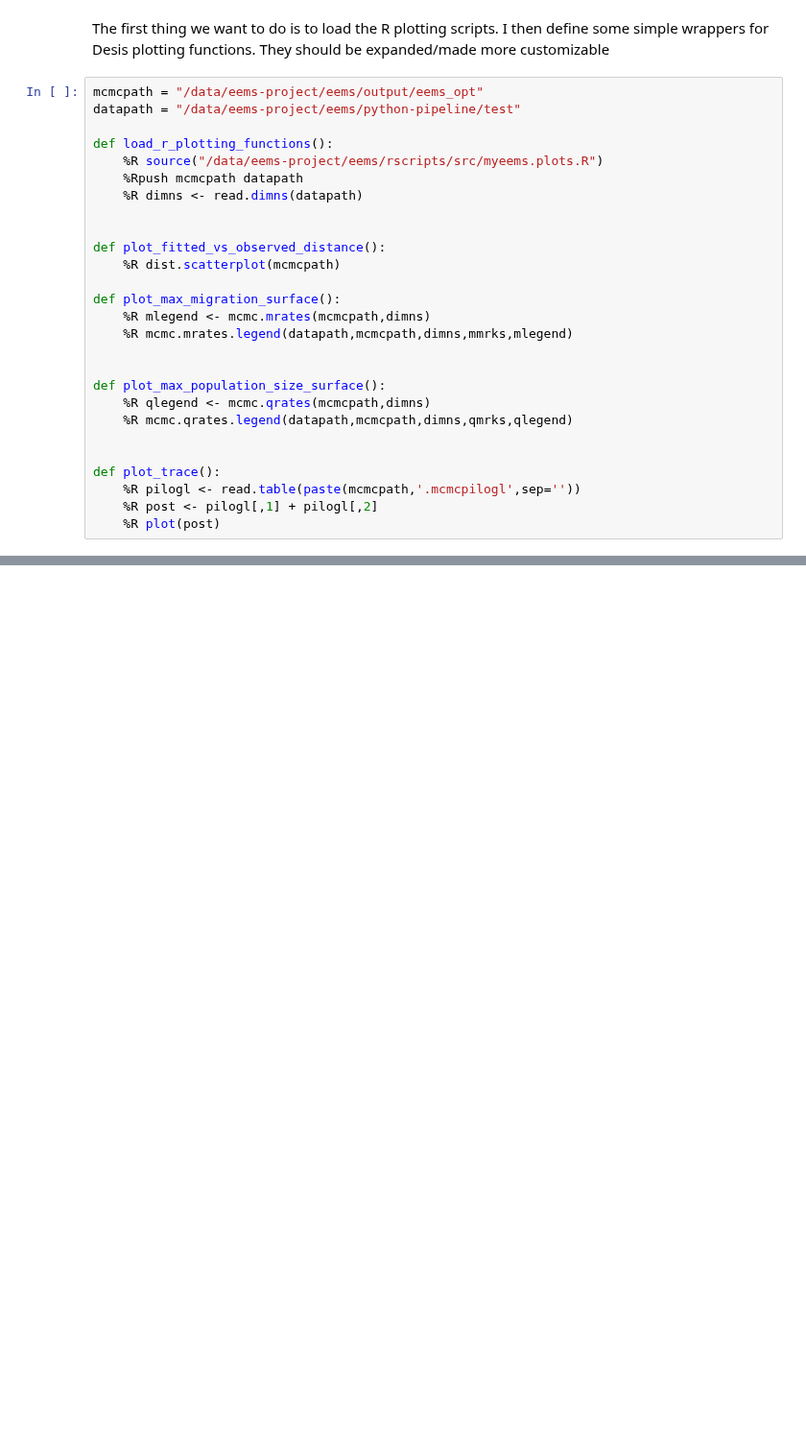
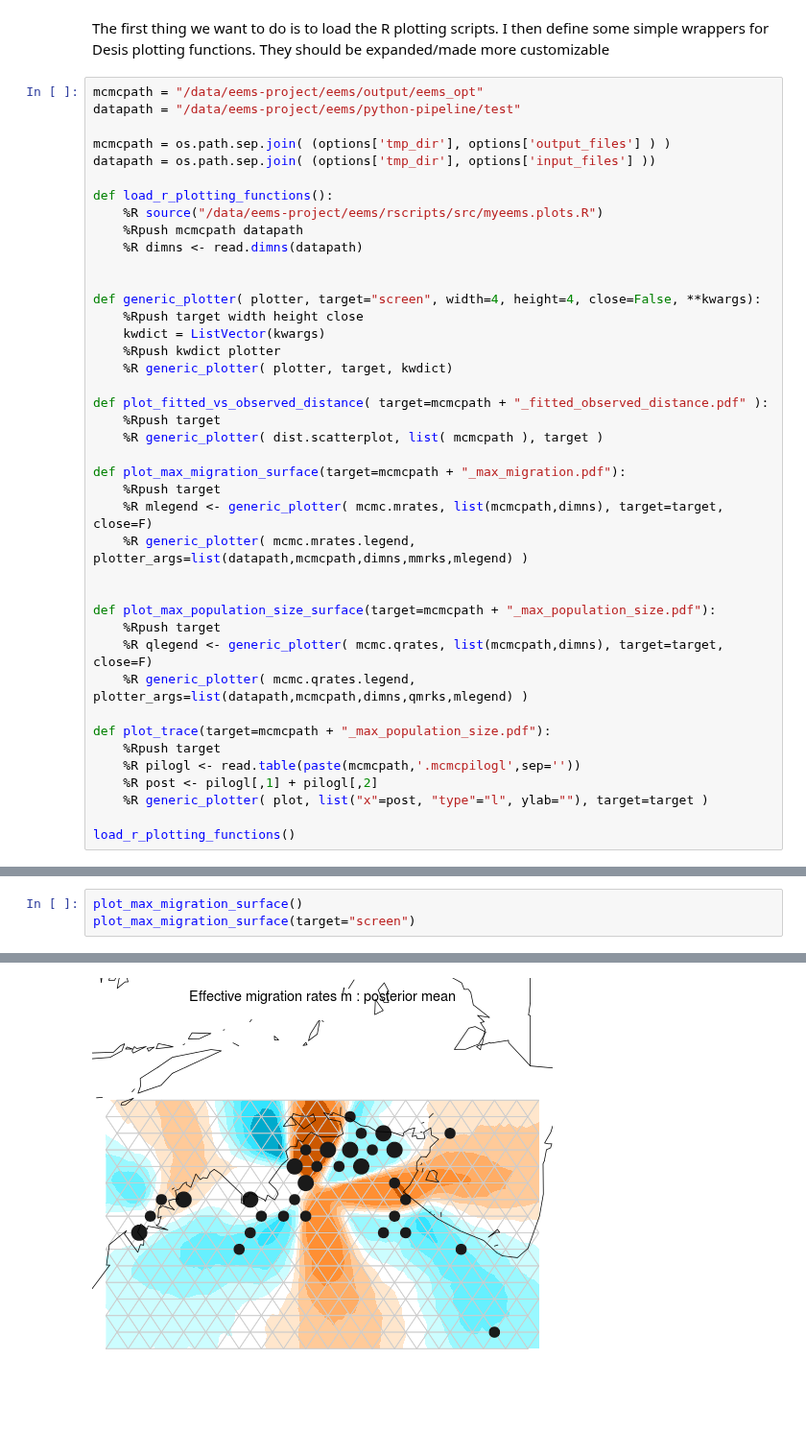
Before and after one commit to dipetkov/eems, a Jupyter notebook: python-pipeline/EEMS_R.ipynb, the cells around one changed output, grey strips where cells are left out. Shown at 96% size. Drawn from its saved outputs; the diff is of its cells as text; blank space fills up the shorter version.

```diff
--- a/python-pipeline/EEMS_R.ipynb
+++ b/python-pipeline/EEMS_R.ipynb
@@ -16,6 +21,9 @@ The first thing we want to do is to load the R plotting scripts. I then define s
 # %%
 mcmcpath = "/data/eems-project/eems/output/eems_opt"
 datapath = "/data/eems-project/eems/python-pipeline/test"
+
+mcmcpath = os.path.sep.join( (options['tmp_dir'], options['output_files'] ) )
+datapath = os.path.sep.join( (options['tmp_dir'], options['input_files'] ))
 
 def load_r_plotting_functions():
     %R source("/data/eems-project/eems/rscripts/src/myeems.plots.R")
@@ -23,20 +31,31 @@ def load_r_plotting_functions():
     %R dimns <- read.dimns(datapath)
 
 
-def plot_fitted_vs_observed_distance():
-    %R dist.scatterplot(mcmcpath)
+def generic_plotter( plotter, target="screen", width=4, height=4, close=False, **kwargs):
+    %Rpush target width height close
+    kwdict = ListVector(kwargs)
+    %Rpush kwdict plotter
+    %R generic_plotter( plotter, target, kwdict)
 
-def plot_max_migration_surface():
-    %R mlegend <- mcmc.mrates(mcmcpath,dimns)
-    %R mcmc.mrates.legend(datapath,mcmcpath,dimns,mmrks,mlegend)
+def plot_fitted_vs_observed_distance( target=mcmcpath + "_fitted_observed_distance.pdf" ):
+    %Rpush target
+    %R generic_plotter( dist.scatterplot, list( mcmcpath ), target )
+
+def plot_max_migration_surface(target=mcmcpath + "_max_migration.pdf"):
+    %Rpush target
+    %R mlegend <- generic_plotter( mcmc.mrates, list(mcmcpath,dimns), target=target, close=F)
+    %R generic_plotter( mcmc.mrates.legend, plotter_args=list(datapath,mcmcpath,dimns,mmrks,mlegend) )
 
 
-def plot_max_population_size_surface():
-    %R qlegend <- mcmc.qrates(mcmcpath,dimns)
-    %R mcmc.qrates.legend(datapath,mcmcpath,dimns,qmrks,qlegend)
+def plot_max_population_size_surface(target=mcmcpath + "_max_population_size.pdf"):
+    %Rpush target
+    %R qlegend <- generic_plotter( mcmc.qrates, list(mcmcpath,dimns), target=target, close=F)
+    %R generic_plotter( mcmc.qrates.legend, plotter_args=list(datapath,mcmcpath,dimns,qmrks,mlegend) )
 
-
-def plot_trace():
+def plot_trace(target=mcmcpath + "_max_population_size.pdf"):
+    %Rpush target
     %R pilogl <- read.table(paste(mcmcpath,'.mcmcpilogl',sep=''))
     %R post <- pilogl[,1] + pilogl[,2]
-    %R plot(post)
+    %R generic_plotter( plot, list("x"=post, "type"="l", ylab=""), target=target )
+
+load_r_plotting_functions()
@@ -86,0 +66,4 @@ Read 1920 items
+# %%
+plot_max_migration_surface()
+plot_max_migration_surface(target="screen")
+# %% [output]
@@ -86,0 +101 @@ Read 1920 items
+[figure, added]
```
Also changed, not shown: parts of 25 cells of this notebook, 4 other files.
